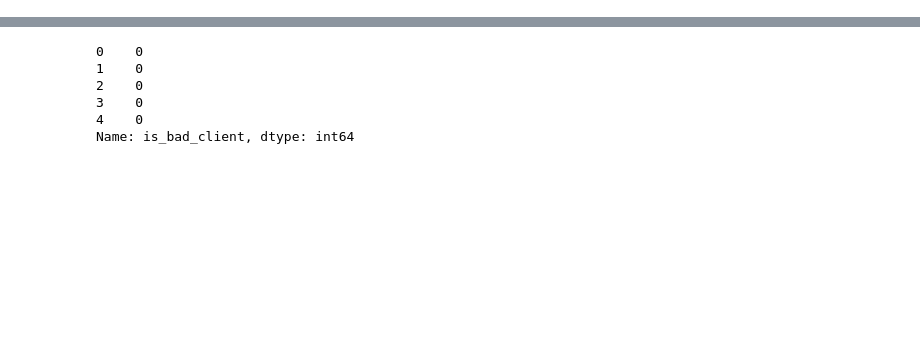
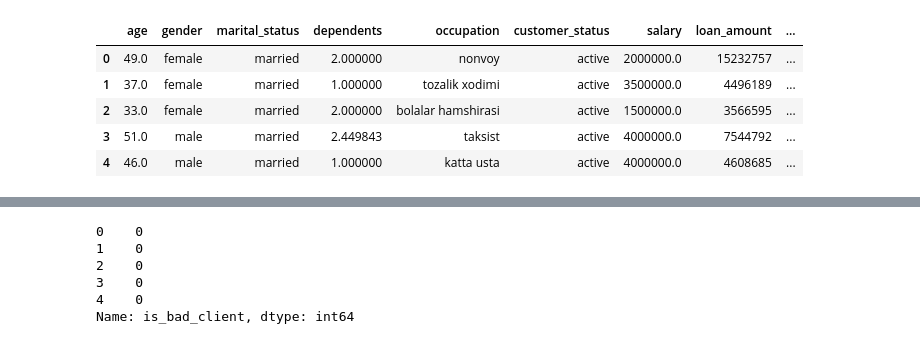
Before and after one commit to moliyai/moliyai-scoring-rnd, a Jupyter notebook: v3/source/RnD/test_toyona_rf_model.ipynb, the cells around one changed output, grey strips where cells are left out. Drawn from its saved outputs; the diff is of its cells as text; code cells hidden in the pictures; blank space fills up the shorter version.

```diff
--- a/v3/source/RnD/test_toyona_rf_model.ipynb
+++ b/v3/source/RnD/test_toyona_rf_model.ipynb
@@ -36,0 +97,19 @@ with open("../model/toyona_gold_rf_model.pkl", "rb") as f:
+# %%
+marital_status_mapping = {
+    'женат': 'married',
+    'не замужем': 'single',
+    'замужем': 'married',
+    'холост': 'single'
+}
+df['marital_status'] = df['marital_status'].replace(marital_status_mapping)
+# %%
+customer_status_mapping = {
+    'активный': 'active',
+}
+df['customer_status'] = df['customer_status'].replace(customer_status_mapping)
+# %%
+has_card_mapping = {
+    'да': 'yes',
+    'нет': 'no'
+}
+df['has_card'] = df['has_card'].replace(has_card_mapping)
@@ -36,0 +139,10 @@ with open("../model/toyona_gold_rf_model.pkl", "rb") as f:
+# %%
+df["product_name"] = df["product_name"].apply(replace_product_name)
+df.head()
+# %% [output]
+|  | age | gender | marital_status | dependents | occupation | customer_status | salary | loan_amount | ... |
+| 0 | 49.0 | female | married | 2.000000 | nonvoy | active | 2000000.0 | 15232757 | ... |
+| 1 | 37.0 | female | married | 1.000000 | tozalik xodimi | active | 3500000.0 | 4496189 | ... |
+| 2 | 33.0 | female | married | 2.000000 | bolalar hamshirasi | active | 1500000.0 | 3566595 | ... |
+| 3 | 51.0 | male | married | 2.449843 | taksist | active | 4000000.0 | 7544792 | ... |
+| 4 | 46.0 | male | married | 1.000000 | katta usta | active | 4000000.0 | 4608685 | ... |
```
Also changed, not shown: parts of 23 cells of this notebook, 10 other files.
